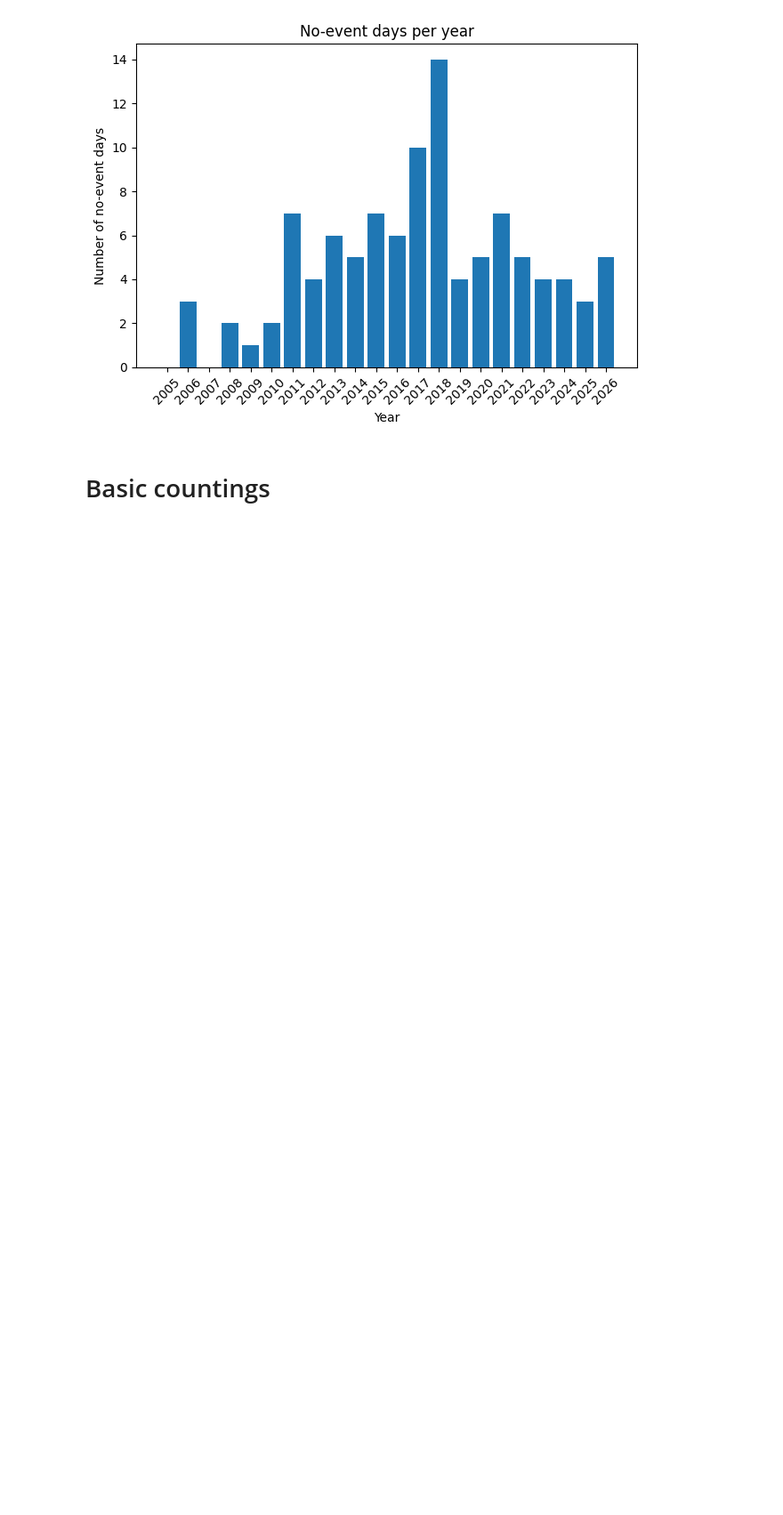
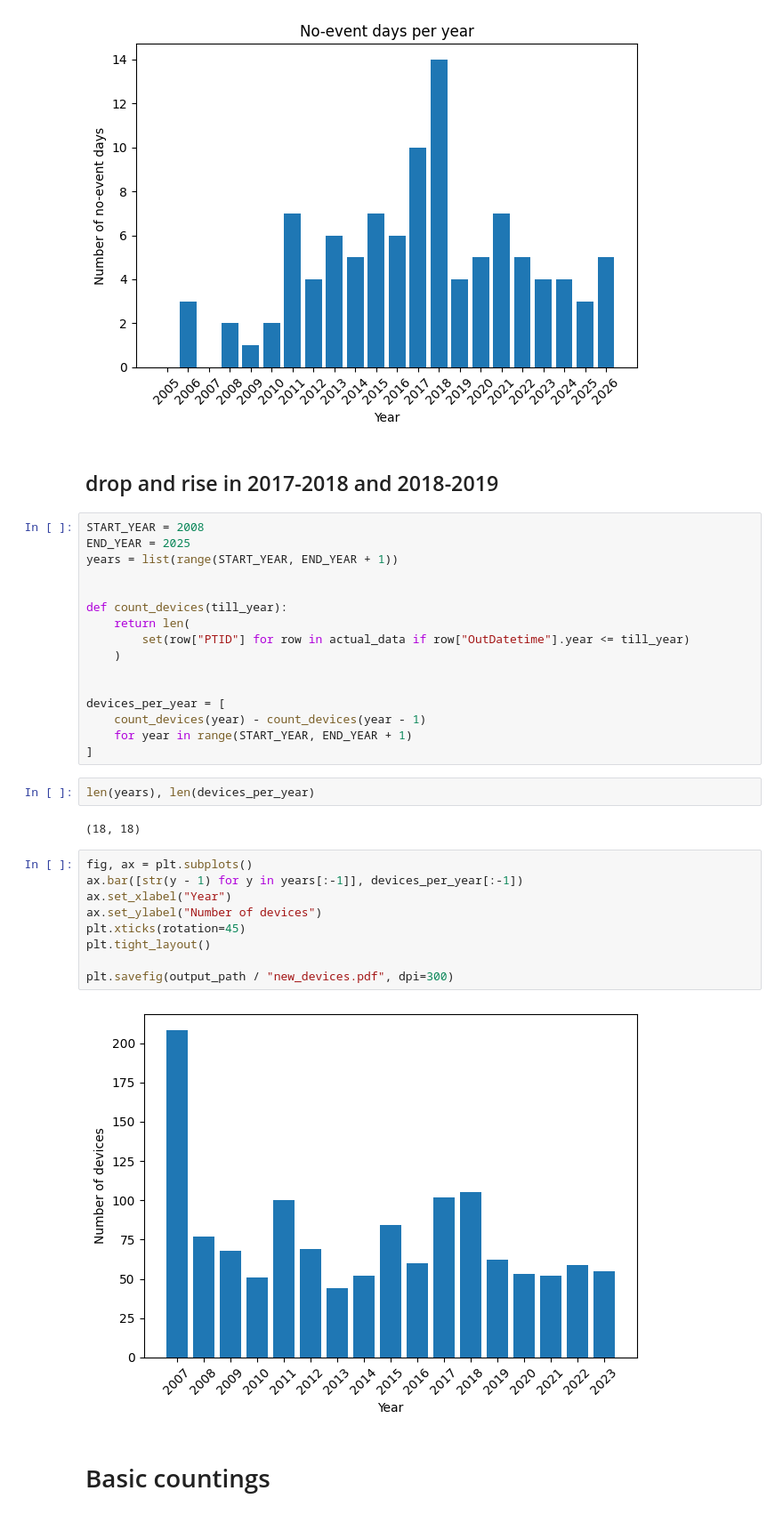
Before and after one commit to mohamad-hasan-sohan-ajini/predictive-maintenance, a Jupyter notebook: src/our_data_eda.ipynb, the cells around one changed output. Shown at 89% size. Saved outputs shown, nothing was run; the diff lists cells and outputs as text; blank space fills up the shorter version.

Commit message:
Add added devices

```diff
--- a/src/our_data_eda.ipynb
+++ b/src/our_data_eda.ipynb
@@ -94,6 +94,39 @@ plt.tight_layout()
 plt.savefig(output_path / "no_event_days_per_year-nooutlier.pdf", dpi=300)
 # %% [output]
 [figure]
+# %% [markdown]
+## drop and rise in 2017-2018 and 2018-2019
+# %%
+START_YEAR = 2008
+END_YEAR = 2025
+years = list(range(START_YEAR, END_YEAR + 1))
+
+
+def count_devices(till_year):
+    return len(
+        set(row["PTID"] for row in actual_data if row["OutDatetime"].year <= till_year)
+    )
+
+
+devices_per_year = [
+    count_devices(year) - count_devices(year - 1)
+    for year in range(START_YEAR, END_YEAR + 1)
+]
+# %%
+len(years), len(devices_per_year)
+# %% [output]
+(18, 18)
+# %%
+fig, ax = plt.subplots()
+ax.bar([str(y - 1) for y in years[:-1]], devices_per_year[:-1])
+ax.set_xlabel("Year")
+ax.set_ylabel("Number of devices")
+plt.xticks(rotation=45)
+plt.tight_layout()
+
+plt.savefig(output_path / "new_devices.pdf", dpi=300)
+# %% [output]
+[figure, added]
 # %% [markdown]
 # Basic countings
 # %%
```
Also changed, not shown: 17 other files.
